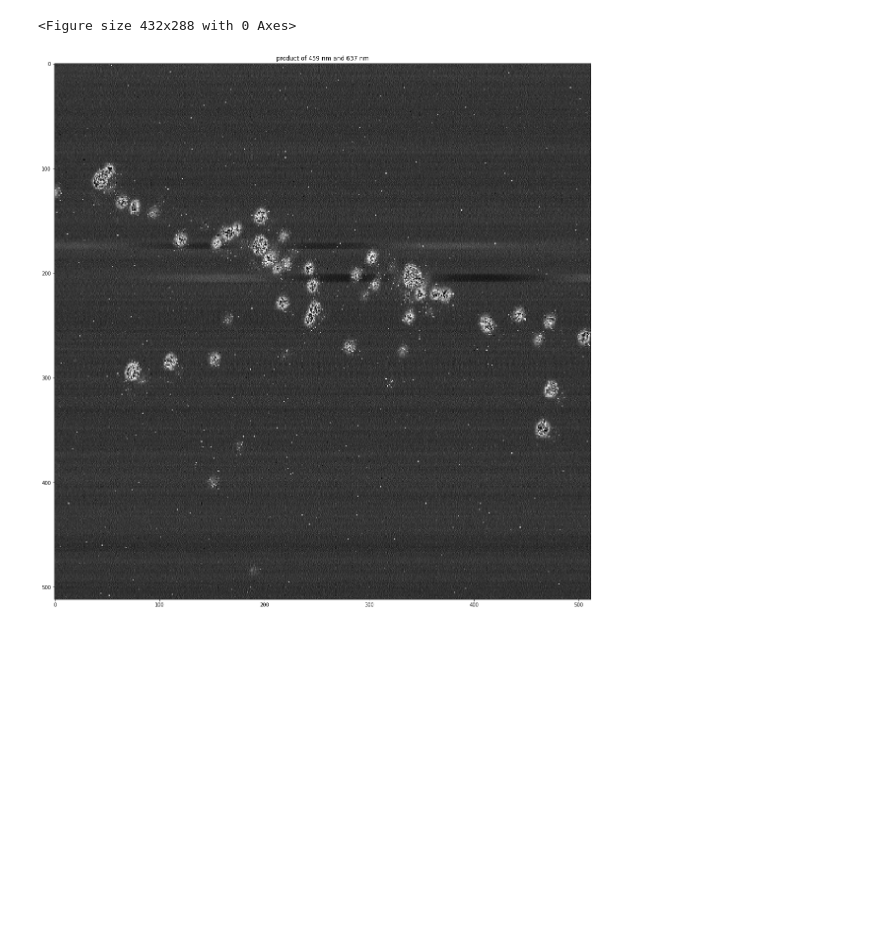
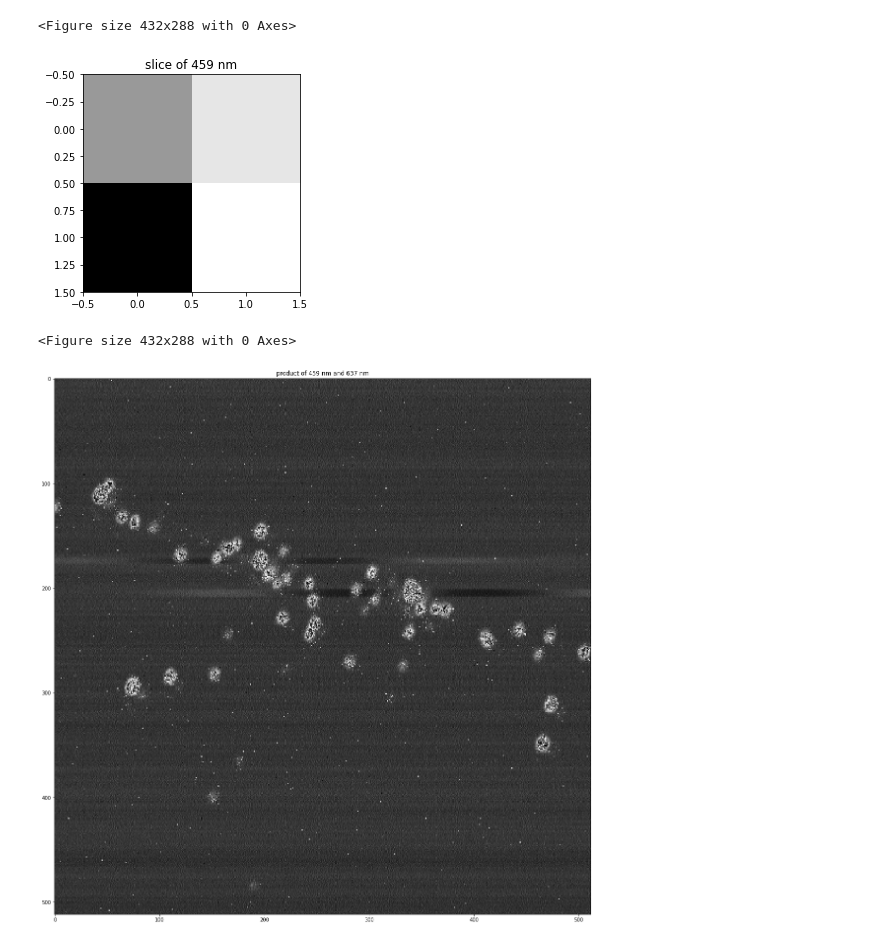
Before and after one commit to nbeaver/czi-lambda-scan-notebook, a Jupyter notebook: Plot_CZI_lambda_scan.ipynb, the cells around one changed output. Saved outputs shown, nothing was run; the diff lists cells and outputs as text; code cells hidden in the pictures; blank space fills up the shorter version.

```diff
--- a/Plot_CZI_lambda_scan.ipynb
+++ b/Plot_CZI_lambda_scan.ipynb
@@ -164,6 +168,17 @@ plot_pixel_lambda(175, 370);
 # %% [output]
 [figure]
 <Figure size 432x288 with 0 Axes>
+# %%
+at_459nm = images[5]
+# %%
+ixgrid = np.ix_([430,430+24], [230,230+24])
+imgplot = plt.imshow(at_459nm[ixgrid], interpolation='none', cmap='gray', aspect='equal')
+plt.title("slice of 459 nm")
+plt.show()
+plt.clf()
+# %% [output]
+[figure, added]
+<Figure size 432x288 with 0 Axes>
 # %%
 product_459nm_637nm = at_459nm * at_637nm
 # %%
```
Also changed, not shown: parts of 2 cells of this notebook.
